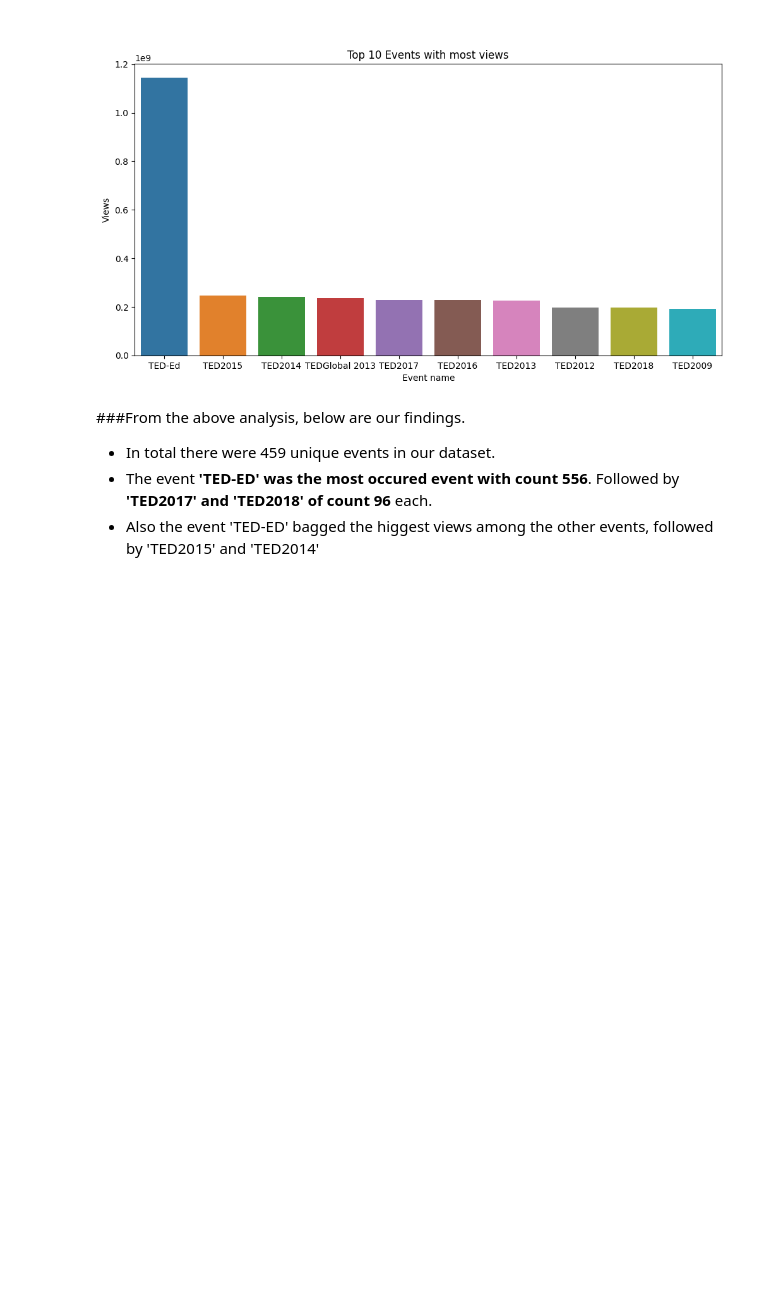
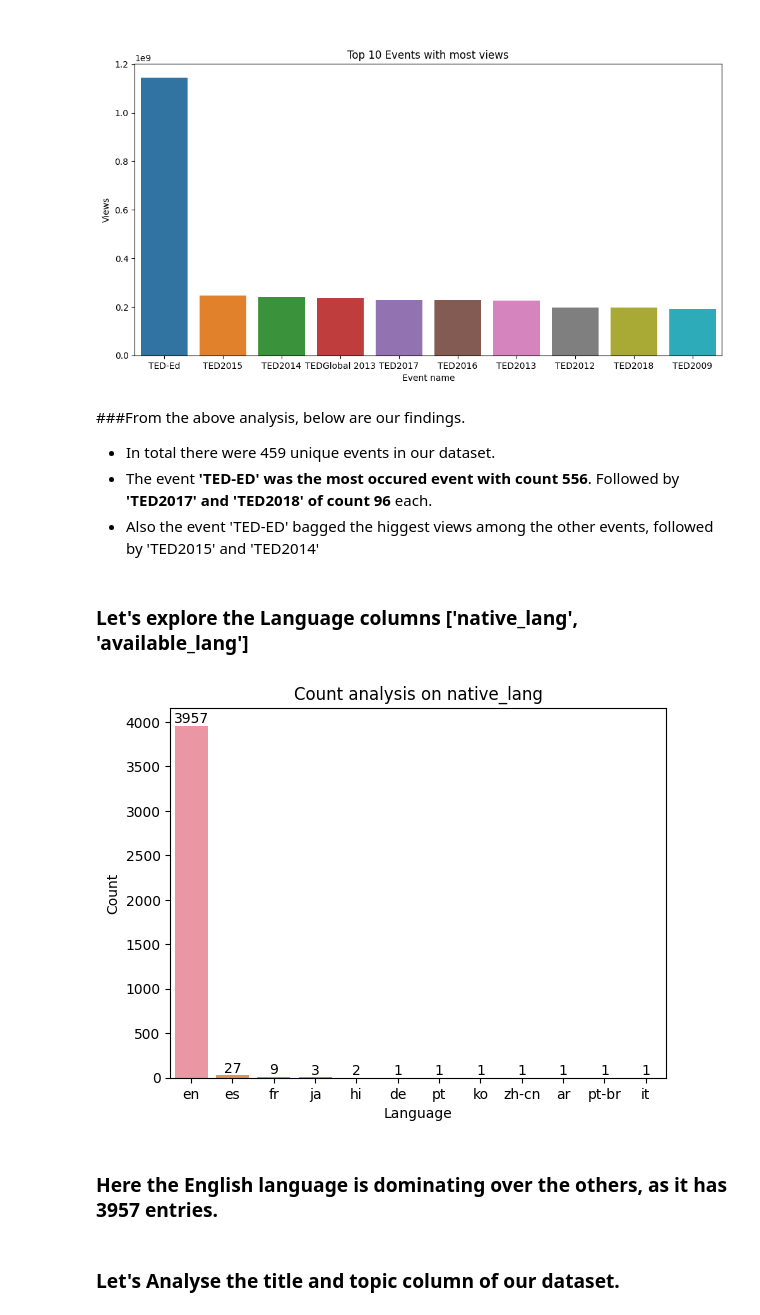
Before and after one commit to Mohamed-Harish-M-123/Capstone-Project-II, a Jupyter notebook: TED_Talks_views_prediction.ipynb, the cells around one changed output. Saved outputs shown, nothing was run; the diff lists cells and outputs as text; code cells hidden in the pictures; blank space fills up the shorter version.

Commit message:
language analysis was done

```diff
--- a/TED_Talks_views_prediction.ipynb
+++ b/TED_Talks_views_prediction.ipynb
@@ -383,3 +383,24 @@ Text(0, 0.5, 'Views')
 - In total there were 459 unique events in our dataset.
 - The event **'TED-ED' was the most occured event with count 556**. Followed by **'TED2017' and 'TED2018' of count 96** each.
 - Also the event 'TED-ED' bagged the higgest views among the other events, followed by 'TED2015' and 'TED2014'
+# %% [markdown]
+### Let's explore the Language columns ['native_lang', 'available_lang']
+# %%
+native_lang_counts = ted_talks_dataframe['native_lang'].value_counts()
+order = native_lang_counts.sort_values(ascending=False).index
+ax = sns.countplot(x='native_lang', data=ted_talks_dataframe, order=order)
+
+# To plot the count of each language in its own bar
+for p in ax.patches:
+    ax.annotate(format(p.get_height(), '.0f'), (p.get_x() + p.get_width() / 2., p.get_height()), ha = 'center', va = 'center', xytext = (0, 5), textcoords = 'offset points')
+
+plt.title("Count analysis on native_lang")
+plt.xlabel("Language")
+plt.ylabel("Count")
+plt.show()
+# %% [output]
+[figure, added]
+# %% [markdown]
+### Here the English language is dominating over the others, as it has **3957 entries.**
+# %% [markdown]
+### Let's Analyse the title and topic column of our dataset.
```
Also changed, not shown: parts of 2 cells of this notebook.
